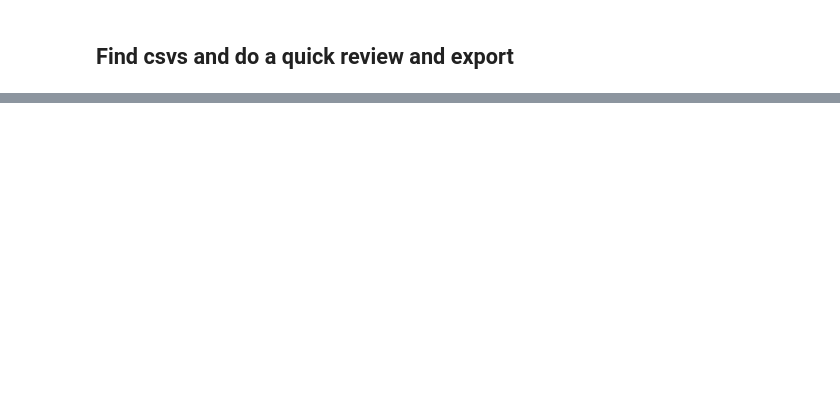
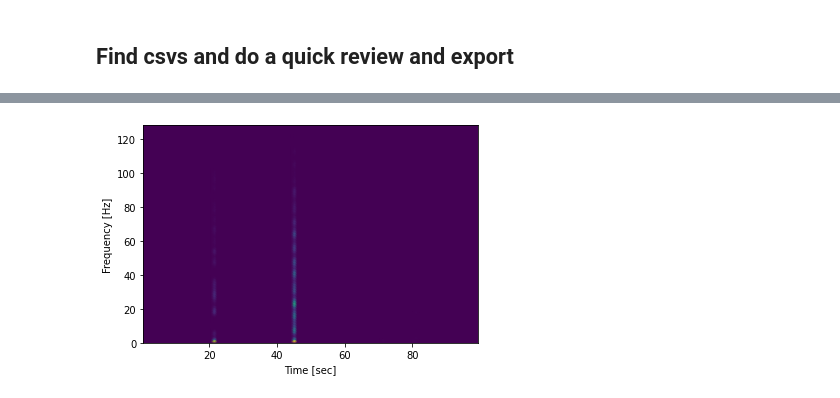
Before and after one commit to finn42/qiosk_processing, a Jupyter notebook: Solo_View.ipynb, the cells around one changed output, grey strips where cells are left out. Saved outputs shown, nothing was run; the diff lists cells and outputs as text; code cells hidden in the pictures; blank space fills up the shorter version.

```diff
--- a/Solo_View.ipynb
+++ b/Solo_View.ipynb
@@ -49,0 +159,5 @@ IndexError: list index out of range
+# %%
+# ancher to recording time
+synchTime = {'DateTime':pd.to_datetime('2023-02-01 18:05:48.80+0000'),'StimTime':11.240} # save me aligned
+StimTime = (V.index - synchTime['DateTime']).total_seconds() + synchTime['StimTime']
+StimTime
@@ -49,0 +175,7 @@ IndexError: list index out of range
+# %%
+# the times at which you want to check the recording
+# note: make sure you set the times to within the recording interval for that file!!
+t1 = pd.to_datetime('2023-02-01 19:05:40.00+0100')# V['DateTime'].iloc[int(len(V)/2)]
+#t2 = t1+pd.to_timedelta(60,'s')
+t2 = pd.to_datetime('2023-02-01 20:45:00.00+0100')
+[t1,t2]
@@ -49,0 +185,15 @@ IndexError: list index out of range
+# %%
+# Export resp and dACC signal in stimulus time
+for eq_file_loc in matched:
+    if 'RESPACC' in eq_file_loc:
+        V = qex.cut_by_time(eq_file_loc,t1,t2)
+        StimTime = (V.index - synchTime['DateTime']).total_seconds() + synchTime['StimTime']
+
+        X = pd.DataFrame(index = StimTime, data = V['Breathing'].values)
+        X.to_csv('./out_data/Test_solo_resp.csv')
+
+        df = V.loc[:,[ 'Vert Accelerometer','Lat Accelerometer','Long Accelerometer']]
+        sig_v = np.sqrt(np.square(df.diff()).sum(axis=1))
+
+        X = pd.DataFrame(index = StimTime, data = sig_v.values)
+        X.to_csv('./out_data/Test_solo_dAcc.csv')
@@ -49,0 +270,10 @@ IndexError: list index out of range
+# %%
+fs = 256
+f, t, Sxx = signal.spectrogram(X.loc[2000:3000,0], fs)
+# %%
+plt.pcolormesh(t, f, Sxx, shading='gouraud')
+plt.ylabel('Frequency [Hz]')
+plt.xlabel('Time [sec]')
+plt.show()
+# %% [output]
+[figure, added]
```
Also changed, not shown: parts of 16 cells of this notebook, 6 other files.
